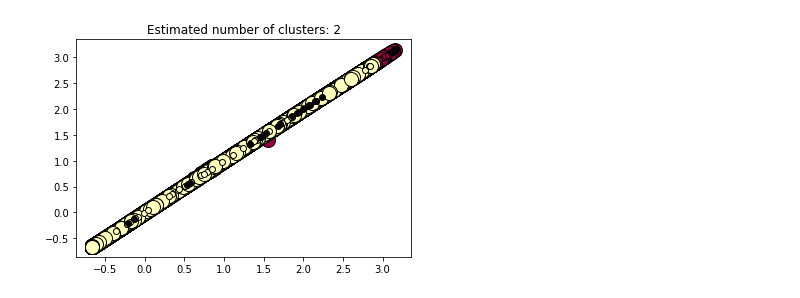
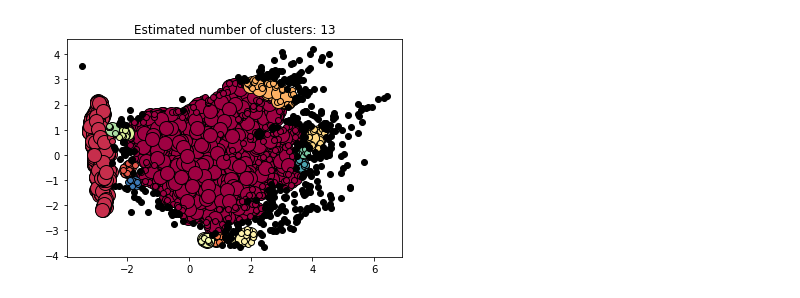
Before and after one commit to joppsterr/iiot-machine-template-generator, a Jupyter notebook: Notebook.ipynb, the cells around one changed output. Cells and saved outputs as stored; diff of their text form; code cells hidden in the pictures.

Commit message:
More function separation and correlation added

```diff
--- a/Notebook.ipynb
+++ b/Notebook.ipynb
@@ -6,3 +7,10 @@ from sklearn.preprocessing import StandardScaler
 import pandas as pd
 import numpy as np
 import matplotlib.pyplot as plt
+# %%
+import matplotlib.pyplot as plt
+import pandas as pd
+
+dataset = pd.read_csv("gas_sensor_array.csv")
+plt.matshow(dataset.corr())
+plt.show()
@@ -9,16 +19,31 @@ import matplotlib.pyplot as plt
 # %%
 def main():
 
-    dataset = pd.read_csv("Plant_2_Generation_Data.csv")
+    # Read selected dataset
+    dataset = pd.read_csv("datasets/gas_sensor_array.csv")
 
-    subset = dataset.select_dtypes(exclude=["object", "int64"])
-    labels_true = subset.columns
+    # Select relevant columns of dataset
+    # subset = dataset
+    # subset = dataset[["Time","CO","Humidity","Temperature","Flow rate","Heater voltage"]]
+    # subset = dataset[["Humidity","Heater voltage"]]
+    subset = corr_df(dataset, 0.8)
 
-    X = StandardScaler().fit_transform(subset)
+    # Reduce rows from 300 000 to specified n
+    small_subset = subset.sample(n=5000)
 
-    db = cl.DBSCAN(eps=0.3, min_samples=10).fit(X)
+    # Transform data
+    scaled_subset = StandardScaler().fit_transform(small_subset)
+
+    # Reduce dimension with PCA
+    pca = PCA(n_components=2)
+    pca_subset = pca.fit_transform(scaled_subset)
+
+    # Run DBSCAN
+    db = cl.DBSCAN(eps=0.3, min_samples=10).fit(pca_subset)
     core_samples_mask = np.zeros_like(db.labels_, dtype=bool)
     core_samples_mask[db.core_sample_indices_] = True
+
+    # Start of results
     labels = db.labels_
 
     n_clusters_ = len(set(labels)) - (1 if -1 in labels else 0)
@@ -26,16 +51,11 @@ def main():
 
     print('Estimated number of clusters: %d' % n_clusters_)
     print('Estimated number of noise points: %d' % n_noise_)
-    #print("Homogeneity: %0.3f" % metrics.homogeneity_score(labels_true, labels))
-    #print("Completeness: %0.3f" % metrics.completeness_score(labels_true, labels))
-    #print("V-measure: %0.3f" % metrics.v_measure_score(labels_true, labels))
-    #print("Adjusted Rand Index: %0.3f" % metrics.adjusted_rand_score(labels_true, labels))
-    #print("Adjusted Mutual Information: %0.3f" % metrics.adjusted_mutual_info_score(labels_true, labels))
-    print("Silhouette Coefficient: %0.3f" % metrics.silhouette_score(X, labels))
+    # print("Silhouette Coefficient: %0.3f" % metrics.silhouette_score(pca_subset, labels))
 
     unique_labels = set(labels)
     colors = [plt.cm.Spectral(each)
-        for each in np.linspace(0, 1, len(unique_labels))]
+          for each in np.linspace(0, 1, len(unique_labels))]
     for k, col in zip(unique_labels, colors):
         if k == -1:
             # Black used for noise.
@@ -43,15 +63,49 @@ def main():
 
         class_member_mask = (labels == k)
 
-        xy = X[class_member_mask & core_samples_mask]
+        xy = pca_subset[class_member_mask & core_samples_mask]
         plt.plot(xy[:, 0], xy[:, 1], 'o', markerfacecolor=tuple(col), markeredgecolor='k', markersize=14)
 
-        xy = X[class_member_mask & ~core_samples_mask]
+        xy = pca_subset[class_member_mask & ~core_samples_mask]
         plt.plot(xy[:, 0], xy[:, 1], 'o', markerfacecolor=tuple(col), markeredgecolor='k', markersize=6)
 
     plt.title('Estimated number of clusters: %d' % n_clusters_)
-    plt.show(True)
+    plt.show()
 
+def corr_df(x, corr_val):
+    '''
+    Obj: Drops features that are strongly correlated to other features.
+          This lowers model complexity, and aids in generalizing the model.
+    Inputs:
+          df: features df (x)
+          corr_val: Columns are dropped relative to the corr_val input (e.g. 0.8)
+    Output: df that only includes uncorrelated features
+    '''
+
+    # Creates Correlation Matrix and Instantiates
+    corr_matrix = x.corr()
+    iters = range(len(corr_matrix.columns) - 1)
+    drop_cols = []
+
+    # Iterates through Correlation Matrix Table to find correlated columns
+    for i in iters:
+        for j in range(i):
+            item = corr_matrix.iloc[j:(j+1), (i+1):(i+2)]
+            col = item.columns
+            row = item.index
+            val = item.values
+            if abs(val) >= corr_val:
+                # Prints the correlated feature set and the corr val
+                # print(col.values[0], "|", row.values[0], "|", round(val[0][0], 2))
+                drop_cols.append(i)
+
+    drops = sorted(set(drop_cols))[::-1]
+
+    # Drops the correlated columns
+    for i in drops:
+        col = x.iloc[:, (i+1):(i+2)].columns.values
+        x = x.drop(col, axis=1)
+    return x
 
 if __name__ == '__main__':
     main()
@@ -62 +115 @@ Silhouette Coefficient: 0.125
-[figure, old version]
+[figure, new version]
```
Also changed, not shown: parts of 3 cells of this notebook, 4 other files.
